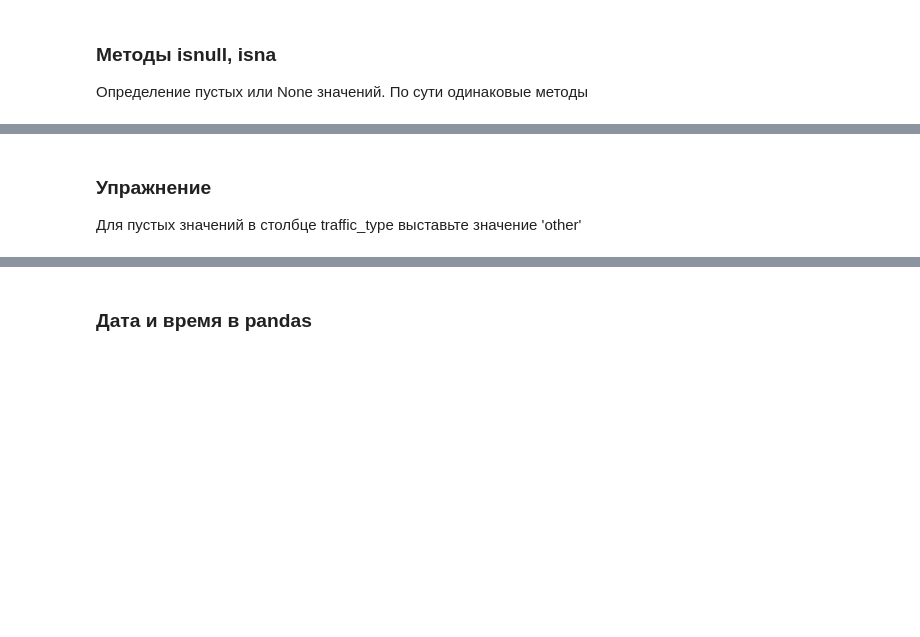
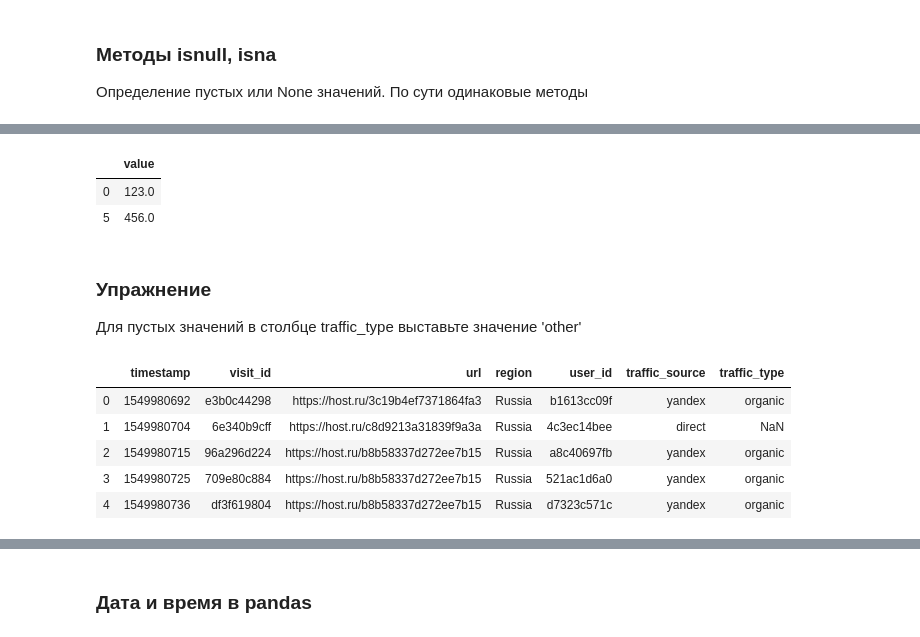
Before and after one commit to xcutionsolo/advanced_pandas, a Jupyter notebook: Python_12_pivot_and_str.ipynb, the cells around one changed output, grey strips where cells are left out. Cells and saved outputs as stored; diff of their text form; code cells hidden in the pictures; blank space fills up the shorter version.

```diff
--- a/Python_12_pivot_and_str.ipynb
+++ b/Python_12_pivot_and_str.ipynb
@@ -85,3 +262,18 @@ df.loc[pd.isnull(df.value), :]
+# %%
+df.loc[~pd.isnull(df.value), :]
+# %% [output]
+|  | value |
+| 0 | 123.0 |
+| 5 | 456.0 |
 # %% [markdown]
 ### Упражнение
 Для пустых значений в столбце traffic_type выставьте значение 'other'
+# %%
+log.head()
+# %% [output]
+|  | timestamp | visit_id | url | region | user_id | traffic_source | traffic_type |
+| 0 | 1549980692 | e3b0c44298 | https://host.ru/3c19b4ef7371864fa3 | Russia | b1613cc09f | yandex | organic |
+| 1 | 1549980704 | 6e340b9cff | https://host.ru/c8d9213a31839f9a3a | Russia | 4c3ec14bee | direct | NaN |
+| 2 | 1549980715 | 96a296d224 | https://host.ru/b8b58337d272ee7b15 | Russia | a8c40697fb | yandex | organic |
+| 3 | 1549980725 | 709e80c884 | https://host.ru/b8b58337d272ee7b15 | Russia | 521ac1d6a0 | yandex | organic |
+| 4 | 1549980736 | df3f619804 | https://host.ru/b8b58337d272ee7b15 | Russia | d7323c571c | yandex | organic |
```
Also changed, not shown: parts of 42 cells of this notebook.
